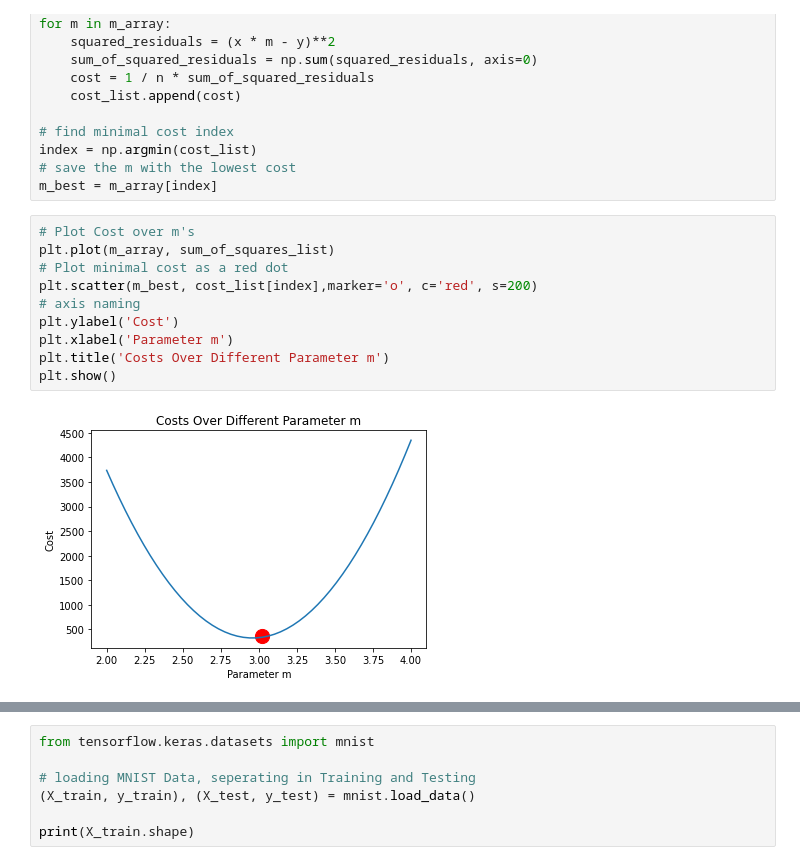
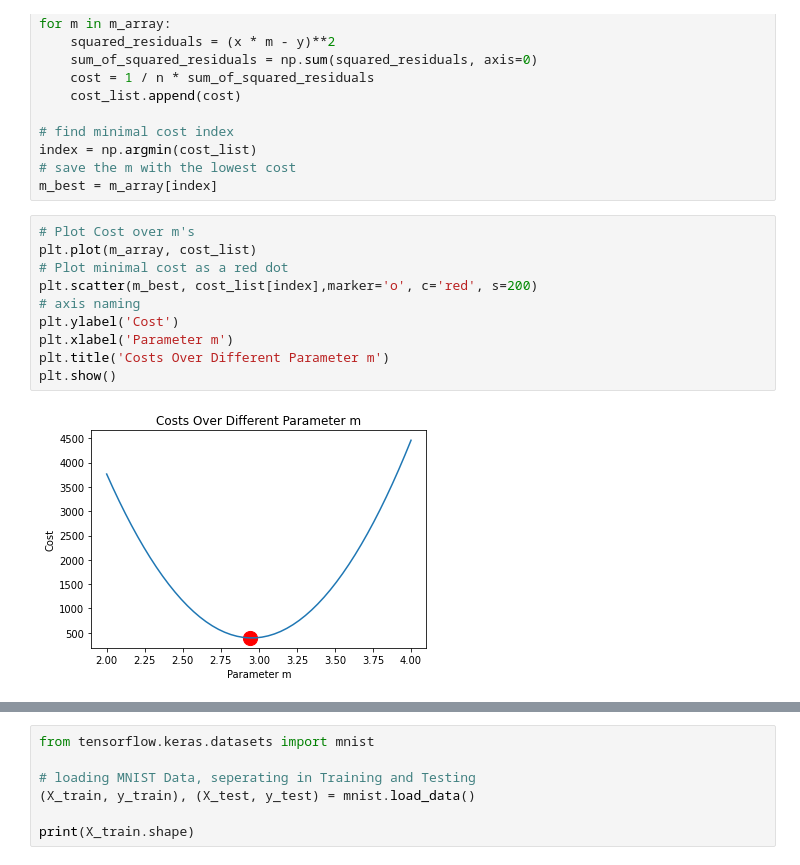
Before and after one commit to Davideee/schleuniger-ml, a Jupyter notebook: MachineLearningCourse.ipynb, the cells around one changed output, grey strips where cells are left out. Drawn from its saved outputs; the diff is of its cells as text.

```diff
--- a/MachineLearningCourse.ipynb
+++ b/MachineLearningCourse.ipynb
@@ -33,13 +33,13 @@ index = np.argmin(cost_list)
 m_best = m_array[index]
 # %%
 # Plot Cost over m's
-plt.plot(m_array, sum_of_squares_list)
+plt.plot(m_array, cost_list)
 # Plot minimal cost as a red dot
 plt.scatter(m_best, cost_list[index],marker='o', c='red', s=200)
 # axis naming
 plt.ylabel('Cost')
 plt.xlabel('Parameter m')
 plt.title('Costs Over Different Parameter m')
 plt.show()
 # %% [output]
-[figure, old version]
+[figure, new version]
```
Also changed, not shown: parts of 7 cells of this notebook.
